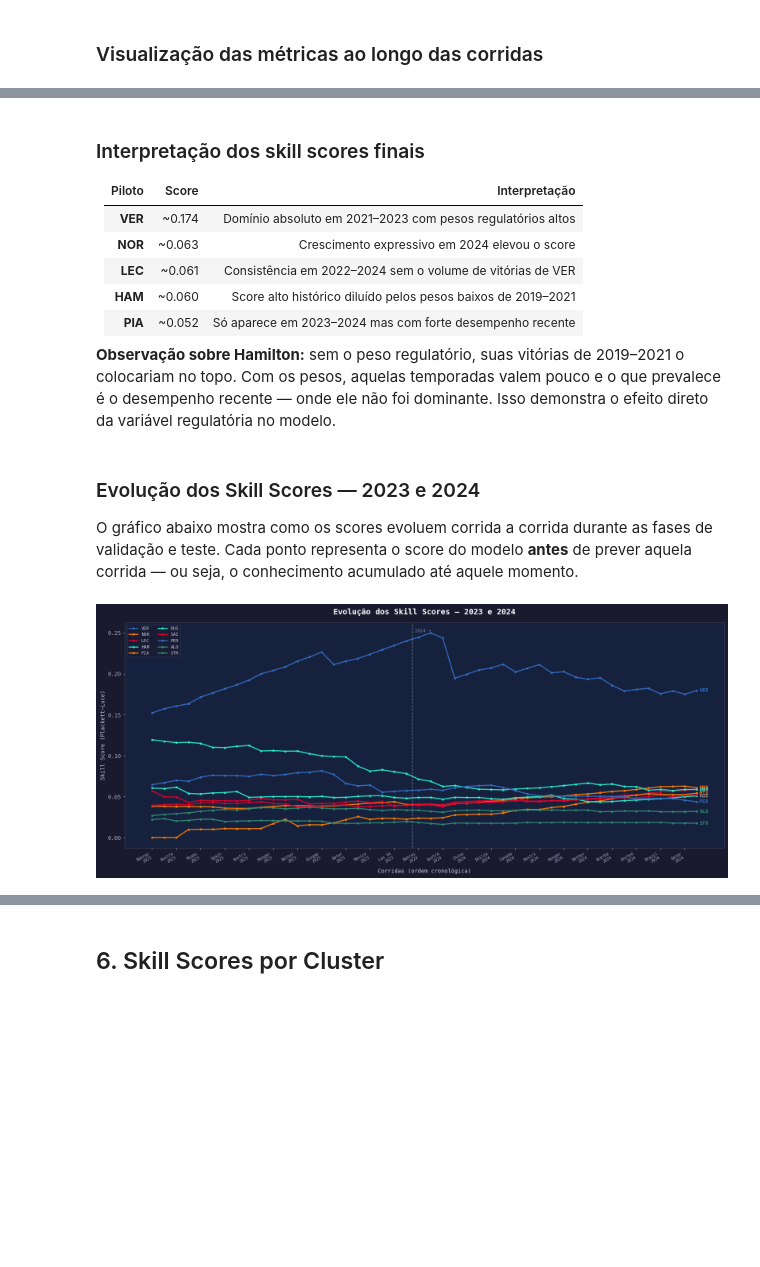
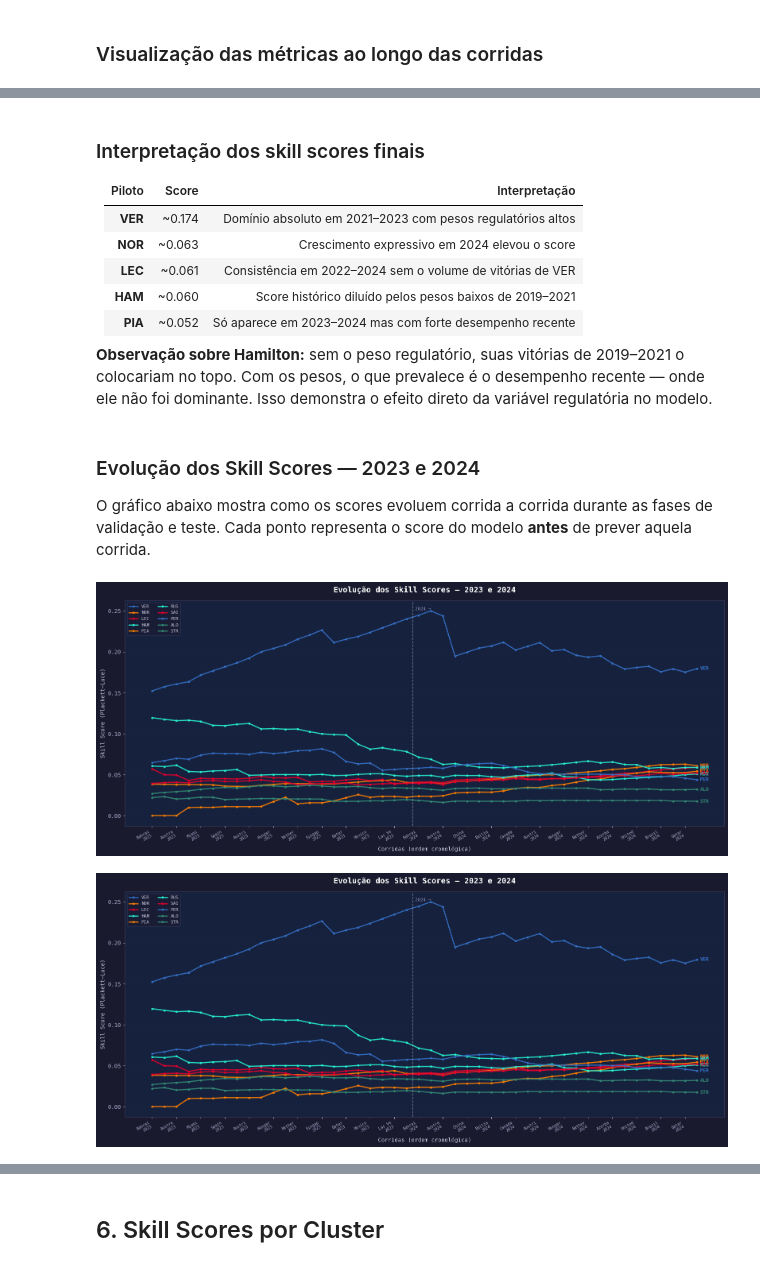
Before and after one commit to Guili-Lopes/Projeto-Formula1, a Jupyter notebook: notebooks/05_resultados_analise_pipeline1_Mallows_PlackettLuce.ipynb, the cells around one changed output, grey strips where cells are left out. Drawn from its saved outputs; the diff is of its cells as text; code cells hidden in the pictures; blank space fills up the shorter version.

```diff
--- a/notebooks/05_resultados_analise_pipeline1_Mallows_PlackettLuce.ipynb
+++ b/notebooks/05_resultados_analise_pipeline1_Mallows_PlackettLuce.ipynb
@@ -278,30 +249,28 @@ plt.show()
 | **VER** | ~0.174 | Domínio absoluto em 2021–2023 com pesos regulatórios altos |
 | **NOR** | ~0.063 | Crescimento expressivo em 2024 elevou o score |
 | **LEC** | ~0.061 | Consistência em 2022–2024 sem o volume de vitórias de VER |
-| **HAM** | ~0.060 | Score alto histórico diluído pelos pesos baixos de 2019–2021 |
+| **HAM** | ~0.060 | Score histórico diluído pelos pesos baixos de 2019–2021 |
 | **PIA** | ~0.052 | Só aparece em 2023–2024 mas com forte desempenho recente |
 
 **Observação sobre Hamilton:** sem o peso regulatório, suas vitórias de
-2019–2021 o colocariam no topo. Com os pesos, aquelas temporadas valem
-pouco e o que prevalece é o desempenho recente — onde ele não foi dominante.
-Isso demonstra o efeito direto da variável regulatória no modelo.
+2019–2021 o colocariam no topo. Com os pesos, o que prevalece é o desempenho
+recente — onde ele não foi dominante. Isso demonstra o efeito direto da
+variável regulatória no modelo.
 # %% [markdown]
 ### Evolução dos Skill Scores — 2023 e 2024
 
 O gráfico abaixo mostra como os scores evoluem corrida a corrida durante
 as fases de validação e teste. Cada ponto representa o score do modelo
-**antes** de prever aquela corrida — ou seja, o conhecimento acumulado
-até aquele momento.
+**antes** de prever aquela corrida.
 # %%
 VIZ1_DRIVERS = ['VER', 'NOR', 'LEC', 'HAM', 'PIA', 'RUS', 'SAI', 'PER', 'ALO', 'STR']
 
-fig = plot_skill_evolution(
-    snapshots   = all_snapshots,
-    top_drivers = VIZ1_DRIVERS,
-)
-plt.show()
+fig = plot_skill_evolution(snapshots=all_snapshots, top_drivers=VIZ1_DRIVERS)
+plt.tight_layout()
+display(fig)
 # %% [output]
 [figure]
+[figure, added]
 # %% [markdown]
 ### O que o gráfico revela
 
```
Also changed, not shown: parts of 20 cells of this notebook.
